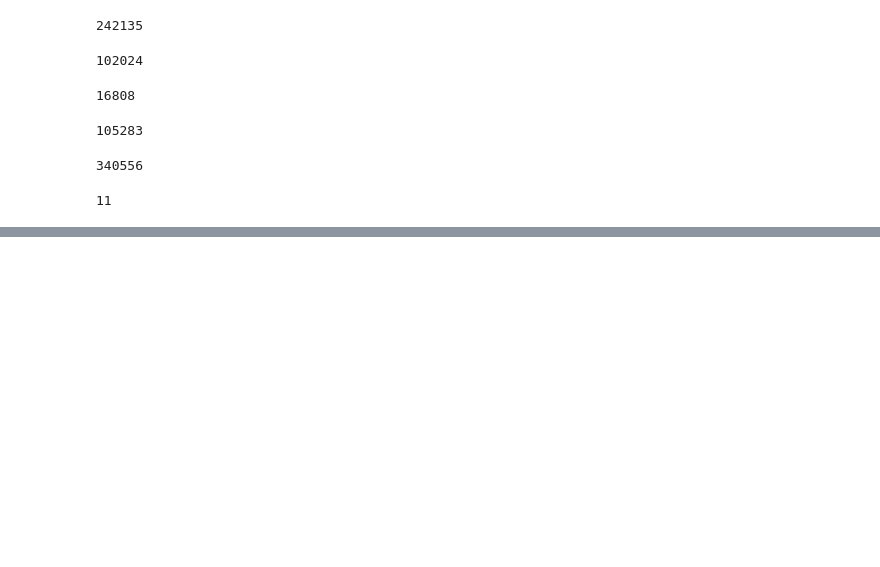
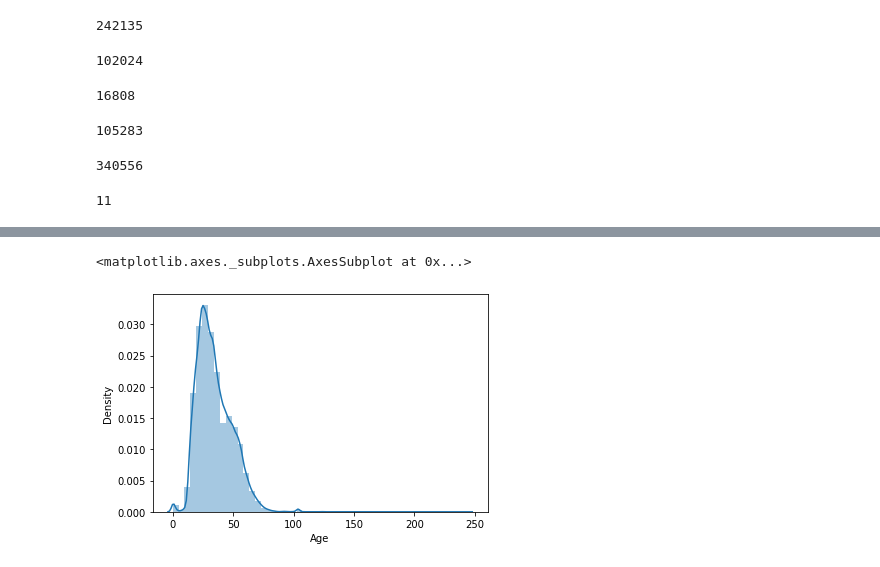
Before and after one commit to Kaizensk/Book-Recommender-System, a Jupyter notebook: ShwetaKumari_Book_Recommendation.ipynb, the cells around one changed output, grey strips where cells are left out. Saved outputs shown, nothing was run; the diff lists cells and outputs as text; code cells hidden in the pictures; blank space fills up the shorter version.

```diff
--- a/ShwetaKumari_Book_Recommendation.ipynb
+++ b/ShwetaKumari_Book_Recommendation.ipynb
@@ -235,0 +249,5 @@ len(dfratings["Book-Rating"].unique())
+# %%
+sns.distplot(dfusers['Age'].dropna())
+# %% [output]
+<matplotlib.axes._subplots.AxesSubplot at 0x...>
+[figure, added]
```
Also changed, not shown: parts of 23 cells of this notebook.
